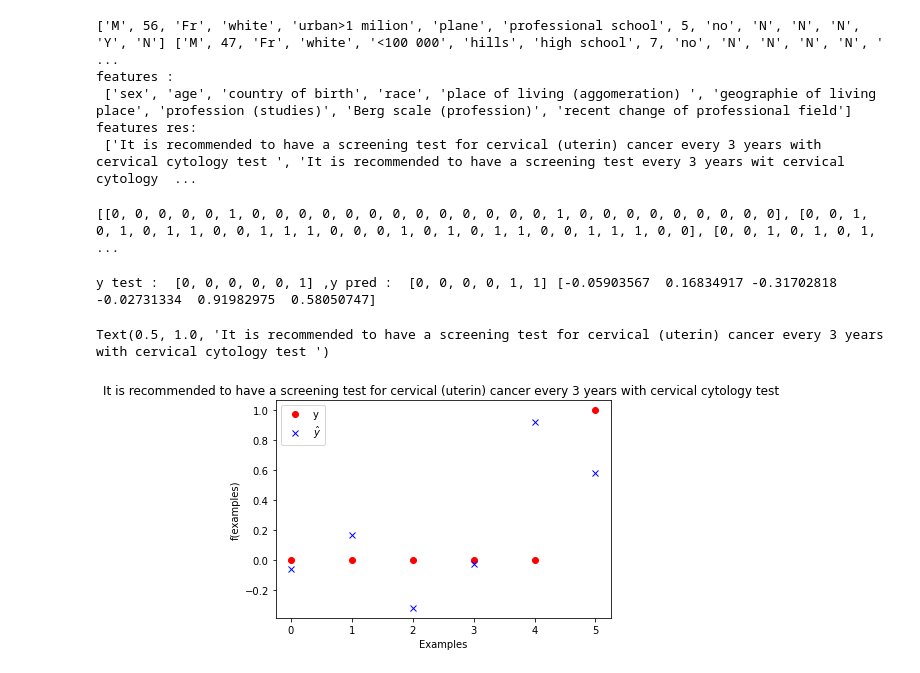
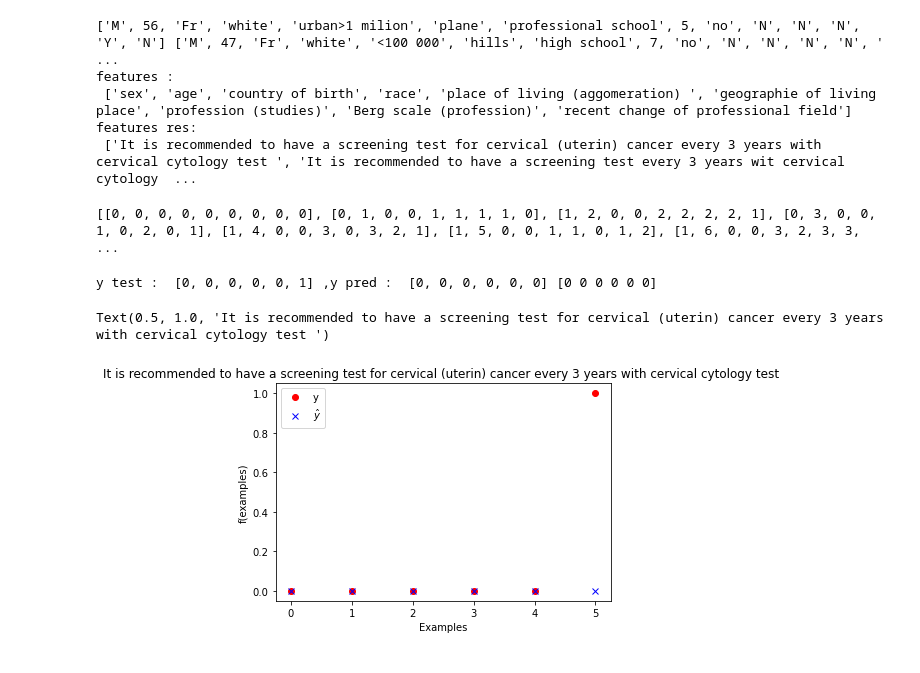
Before and after one commit to Kongzibapt/Sanometer, a Jupyter notebook: IA_sano.ipynb, the cells around one changed output. Drawn from its saved outputs; the diff is of its cells as text; code cells hidden in the pictures.

```diff
--- a/IA_sano.ipynb
+++ b/IA_sano.ipynb
@@ -252,32 +254,32 @@ y.append(y_element2)
 y.append(y_element3)
 y.append(y_element4)
 y.append(y_element5)
-#print(X,y)
+print(X)
 
-print(y)
+#print(y)
 # %% [output]
-[[0, 0, 0, 0, 0, 1, 0, 0, 0, 0, 0, 0, 0, 0, 0, 0, 0, 0, 0, 1, 0, 0, 0, 0, 0, 0, 0, 0, 0], [0, 0, 1, 0, 1, 0, 1, 1, 0, 0, 1, 1, 1, 0, 0, 0, 1, 0, 1, 0, 1, 1, 0, 0, 1, 1, 1, 0, 0], [0, 0, 1, 0, 1, 0, 1, ...
+[[0, 0, 0, 0, 0, 0, 0, 0, 0], [0, 1, 0, 0, 1, 1, 1, 1, 0], [1, 2, 0, 0, 2, 2, 2, 2, 1], [0, 3, 0, 0, 1, 0, 2, 0, 1], [1, 4, 0, 0, 3, 0, 3, 2, 1], [1, 5, 0, 0, 1, 1, 0, 1, 2], [1, 6, 0, 0, 3, 2, 3, 3,  ...
 # %%
 
 X_train, X_test, y_train, y_test = train_test_split(X, y[0],random_state=1, test_size = 0.20)
 
-mlp = MLPRegressor()
+mlp = LogisticRegression()
 mlp.fit(X_train, y_train)
 y_predict = mlp.predict(X_test)
 
 # Plot the results
 num_samples_to_plot = 20
 plt.plot(y_test[0:num_samples_to_plot], 'ro', label='y')
 plt.plot(y_predict[0:num_samples_to_plot], 'bx', label='$\hat{y}$')
 plt.legend()
 print("y test : ",y_test, ",y pred : ", analyseRes(y_predict), y_predict)
 plt.xlabel("Examples")
 plt.ylabel("f(examples)")
 plt.title ("It is recommended to have a screening test for cervical (uterin) cancer every 3 years with cervical cytology test ")
 # %% [output]
-y test :  [0, 0, 0, 0, 0, 1] ,y pred :  [0, 0, 0, 0, 1, 1] [-0.05903567  0.16834917 -0.31702818 -0.02731334  0.91982975  0.58050747]
+y test :  [0, 0, 0, 0, 0, 1] ,y pred :  [0, 0, 0, 0, 0, 0] [0 0 0 0 0 0]
 Text(0.5, 1.0, 'It is recommended to have a screening test for cervical (uterin) cancer every 3 years with cervical cytology test ')
-[figure, old version]
+[figure, new version]
 # %%
 X_train, X_test, y_train, y_test = train_test_split(X, y[1],random_state=1, test_size = 0.20)
 
```
Also changed, not shown: parts of 10 cells of this notebook, 1 other file.
